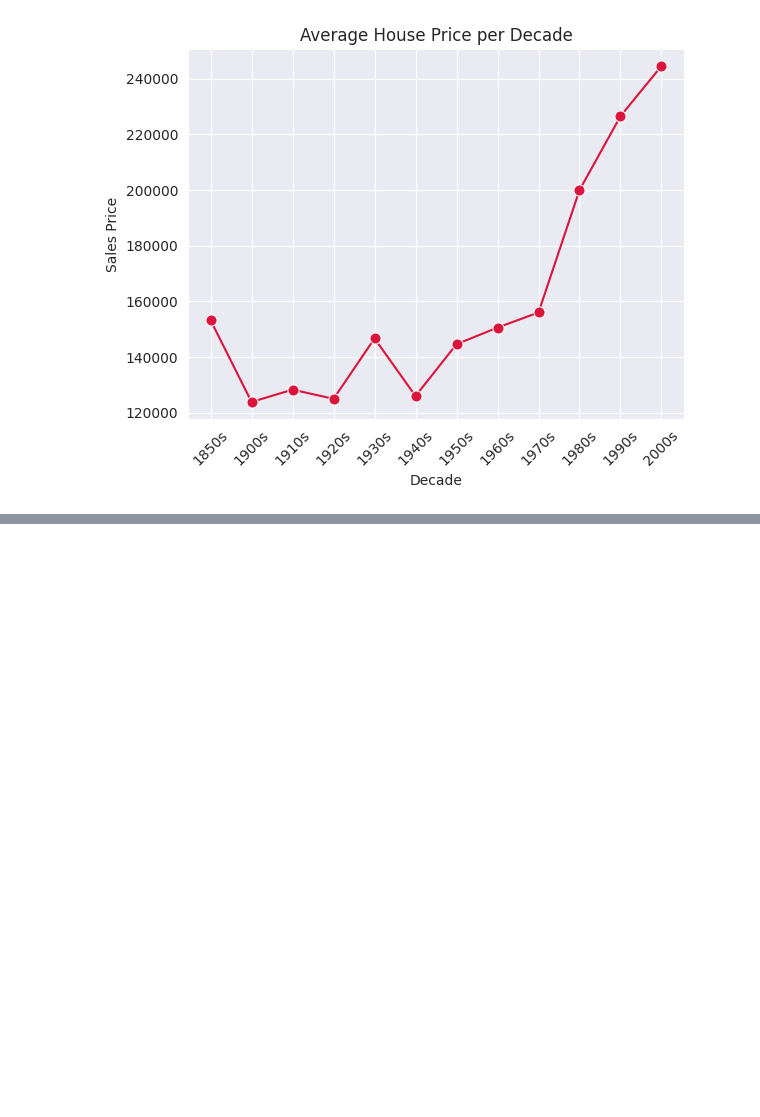
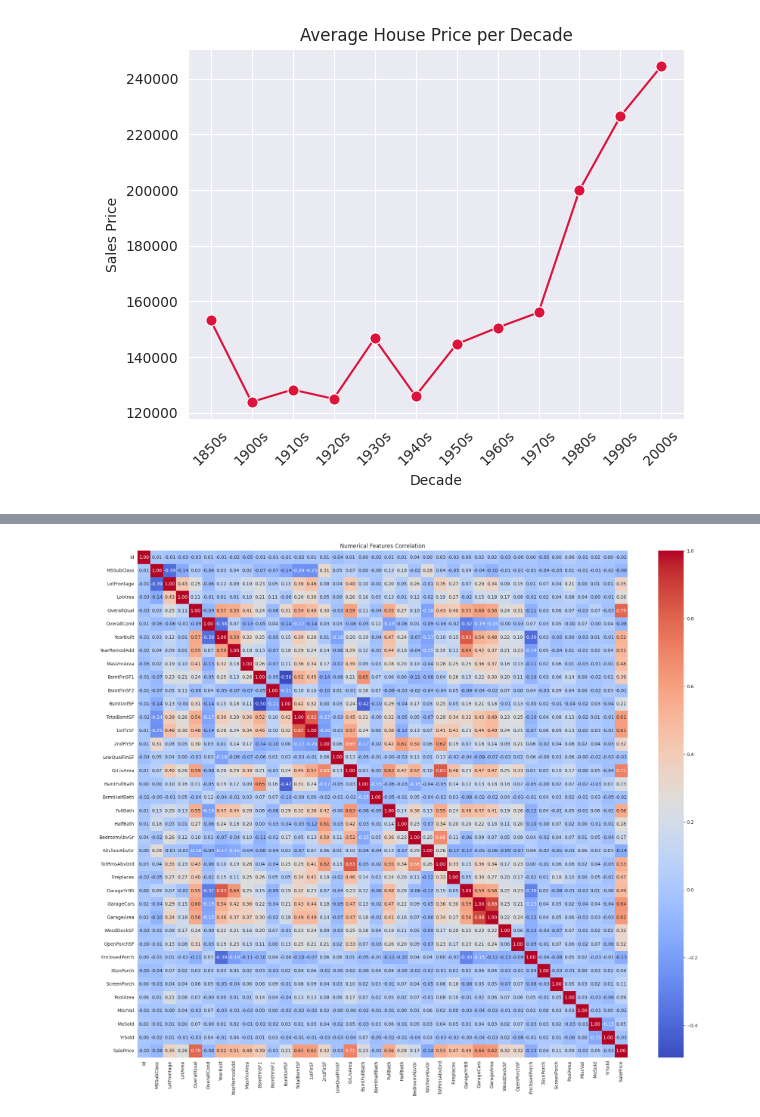
Before and after one commit to christianabusca/housing-market-analytics, a Jupyter notebook: p-house-prices.ipynb, the cells around one changed output, grey strips where cells are left out. Cells and saved outputs as stored; diff of their text form; code cells hidden in the pictures; blank space fills up the shorter version.

Commit message:
Kaggle Notebook | p-house-prices | Version 10

```diff
--- a/p-house-prices.ipynb
+++ b/p-house-prices.ipynb
@@ -469,0 +480,12 @@ df_num.head()
+# %%
+# FINDING THE CORRELATION BETWEEN NUMERIC VALUES
+correlation = df_num.corr()
+salesprice_corr = df_num.corr()['SalePrice'].sort_values()
+salesprice_corr
+# POSITIVE CORRELATION
+# OverallQual      0.790982
+# GrLivArea        0.708624
+
+# NEGATIVE CORRELATION
+# KitchenAbvGr    -0.135907
+# EnclosedPorch   -0.128578
@@ -469,0 +510,9 @@ df_num.head()
+# %%
+fig3, ax3 = plt.subplots(figsize=(24, 20))
+sns.heatmap(data=correlation, annot=True, cmap='coolwarm', fmt='.2f', ax=ax3)
+ax3.set_title('Numerical Features Correlation')
+
+fig3.savefig("correlation.jpg", dpi=300, bbox_inches='tight')
+plt.show()
+# %% [output]
+[figure, added]
```
Also changed, not shown: parts of 2 cells of this notebook.
